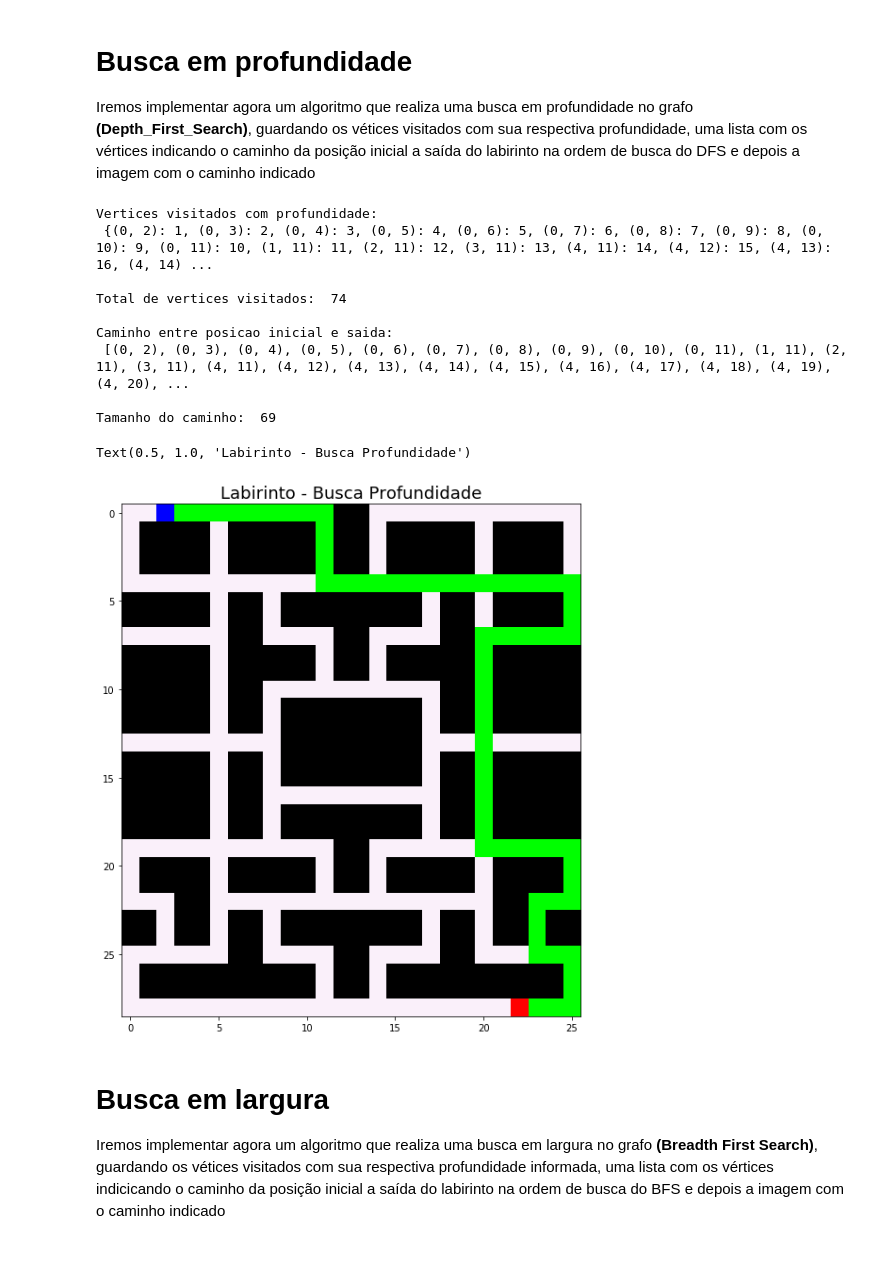
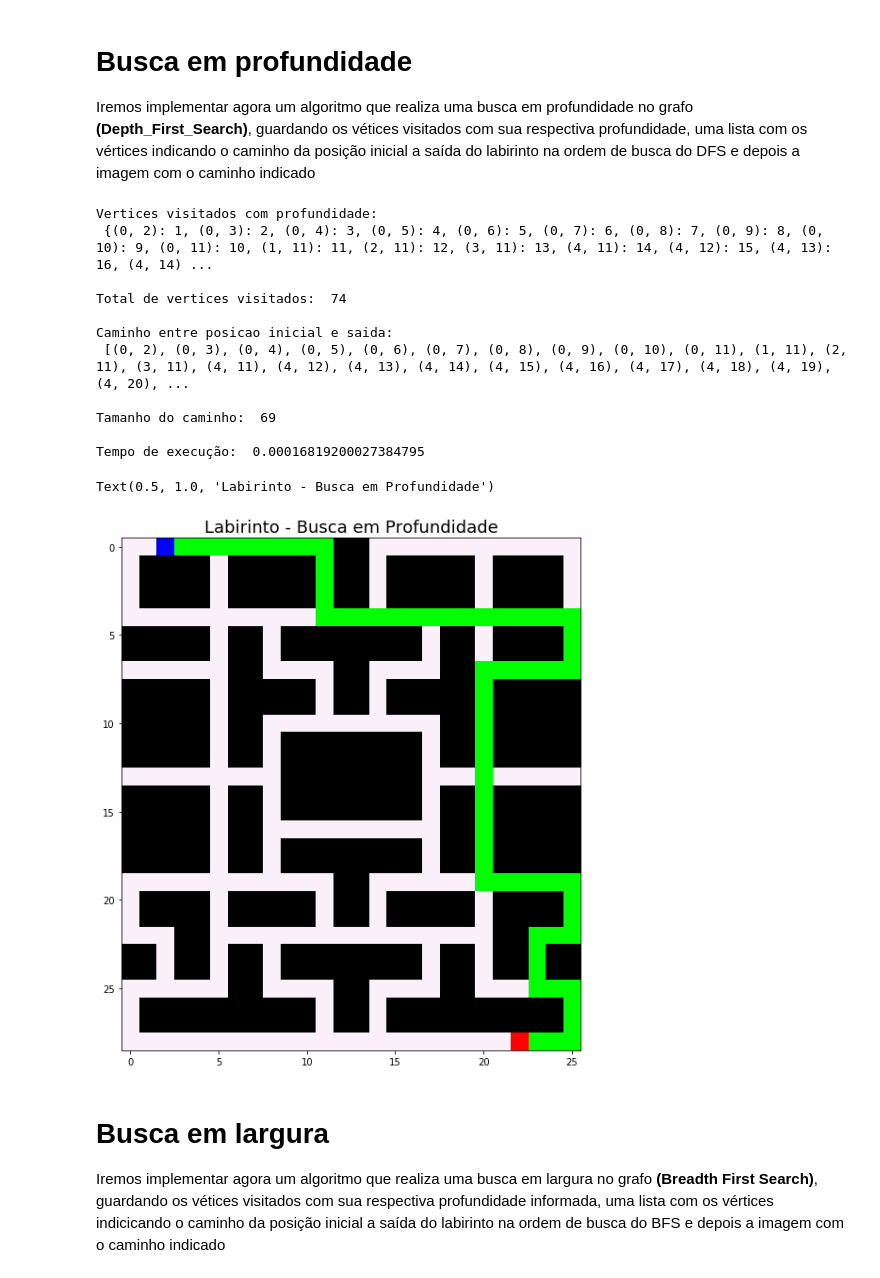
Before and after one commit to MatheusBorgesKamla/BuscaAvancada_IA, a Jupyter notebook: IA_Busca.ipynb, the cells around one changed output. Drawn from its saved outputs; the diff is of its cells as text; code cells hidden in the pictures.

```diff
--- a/IA_Busca.ipynb
+++ b/IA_Busca.ipynb
@@ -176,8 +176,11 @@ def Depth_First_Search(graph, v_ini, v_fin):
         print("Nao existe um caminho valido entre a posicao inicial e a saida")
     return visited, path
 # %%
-#Aplicando o DFS no grafo gerado e printando informações
+#Aplicando o DFS no grafo gerado, tomando tempo e printando informações
+import timeit
+start_time = timeit.default_timer()
 DFS_visited, DFS_path = Depth_First_Search(graph, ini_position, fin_position)
+fim = timeit.default_timer() - start_time
 
 print("Vertices visitados com profundidade: \n" ,DFS_visited)
 
@@ -186,6 +189,8 @@ print("\nTotal de vertices visitados: ",len(DFS_visited),"\n")
 print("Caminho entre posicao inicial e saida:\n",DFS_path)
 
 print("\nTamanho do caminho: ", len(DFS_path))
+
+print("\nTempo de execução: ", fim)
 # %% [output]
 Vertices visitados com profundidade:
  {(0, 2): 1, (0, 3): 2, (0, 4): 3, (0, 5): 4, (0, 6): 5, (0, 7): 6, (0, 8): 7, (0, 9): 8, (0, 10): 9, (0, 11): 10, (1, 11): 11, (2, 11): 12, (3, 11): 13, (4, 11): 14, (4, 12): 15, (4, 13): 16, (4, 14) ...
@@ -196,22 +201,24 @@ Caminho entre posicao inicial e saida:
  [(0, 2), (0, 3), (0, 4), (0, 5), (0, 6), (0, 7), (0, 8), (0, 9), (0, 10), (0, 11), (1, 11), (2, 11), (3, 11), (4, 11), (4, 12), (4, 13), (4, 14), (4, 15), (4, 16), (4, 17), (4, 18), (4, 19), (4, 20), ...
 
 Tamanho do caminho:  69
+
+Tempo de execução:  0.00016819200027384795
 # %%
 #Gerando imagem com o caminho gerado pelo DFS
 img_DFS = np.copy(img_maze)
 for v in DFS_path:
     img_DFS[v[0]][v[1]] = [0,255,0]
 
 img_DFS[ini_position[0]][ini_position[1]] = [0,0,255]
 img_DFS[fin_position[0]][fin_position[1]] = [255,0,0]
 
 f1, ax1 = plt.subplots(figsize=(20, 10))
 ax1.imshow(img_DFS)
-ax1.set_title('Labirinto - Busca Profundidade', fontsize=18)
+ax1.set_title('Labirinto - Busca em Profundidade', fontsize=18)
 #ax1.axis('off')
 # %% [output]
-Text(0.5, 1.0, 'Labirinto - Busca Profundidade')
+Text(0.5, 1.0, 'Labirinto - Busca em Profundidade')
-[figure, old version]
+[figure, new version]
 # %% [markdown]
 # Busca em largura
 
```
Also changed, not shown: parts of 5 cells of this notebook, 2 other files.
